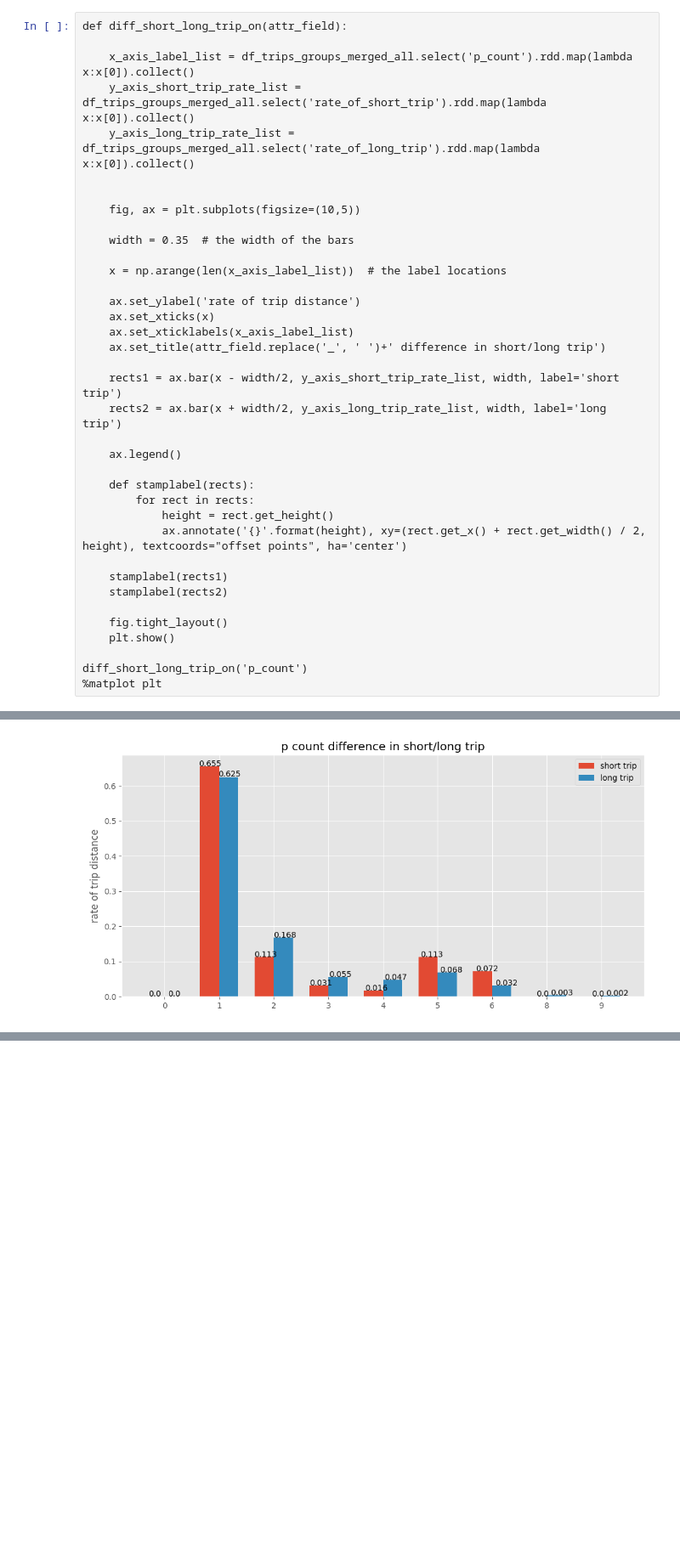
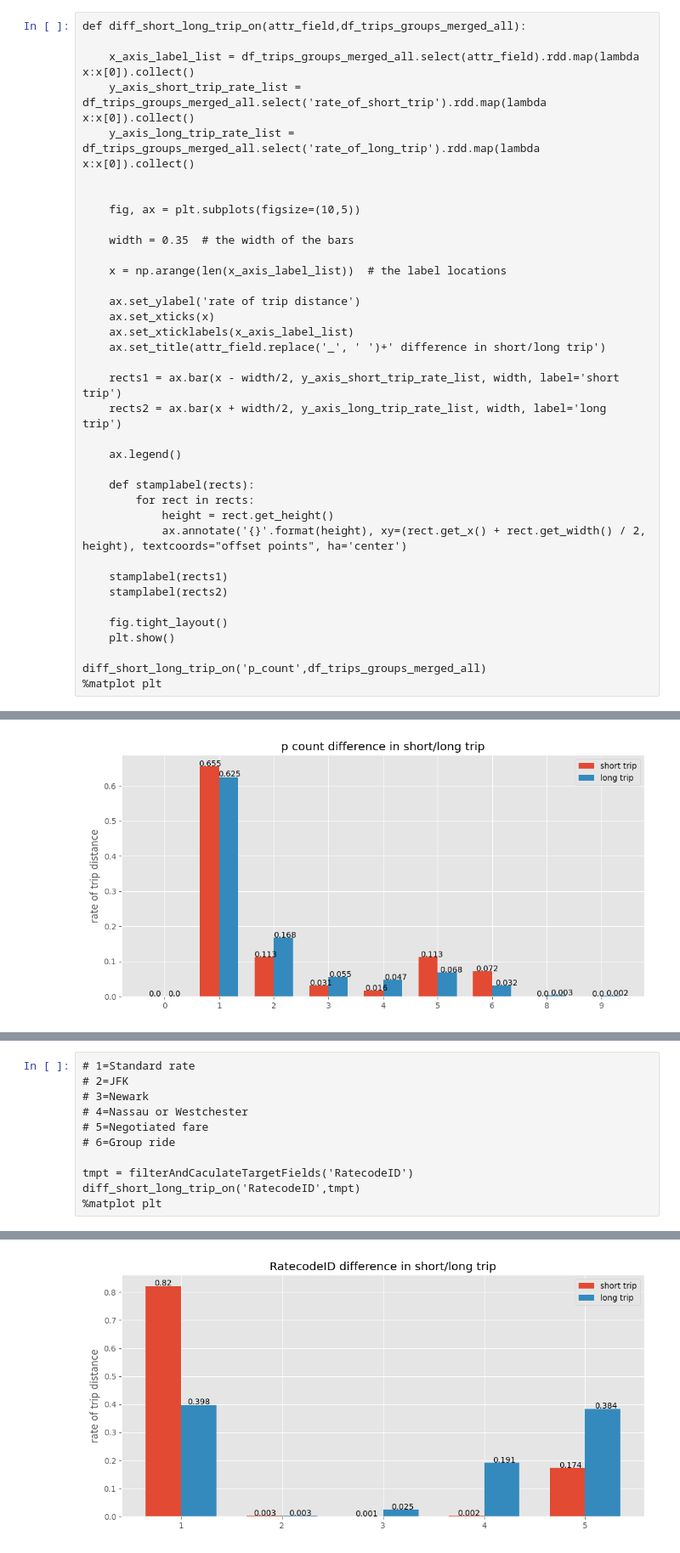
Before and after one commit to crazybber/go-jupyter, a Jupyter notebook: ETL-with-spark_3.ipynb, the cells around one changed output, grey strips where cells are left out. Shown at 85% size. Cells and saved outputs as stored; diff of their text form; blank space fills up the shorter version.

```diff
--- a/ETL-with-spark_3.ipynb
+++ b/ETL-with-spark_3.ipynb
@@ -1368,9 +1353,9 @@ root
  |-- rate_of_short_trip: double (nullable = true)
  |-- rate_of_long_trip: double (nullable = true)
 # %%
-def diff_short_long_trip_on(attr_field):
+def diff_short_long_trip_on(attr_field,df_trips_groups_merged_all):
 
-    x_axis_label_list = df_trips_groups_merged_all.select('p_count').rdd.map(lambda x:x[0]).collect()
+    x_axis_label_list = df_trips_groups_merged_all.select(attr_field).rdd.map(lambda x:x[0]).collect()
     y_axis_short_trip_rate_list = df_trips_groups_merged_all.select('rate_of_short_trip').rdd.map(lambda x:x[0]).collect()
     y_axis_long_trip_rate_list = df_trips_groups_merged_all.select('rate_of_long_trip').rdd.map(lambda x:x[0]).collect()
 
@@ -1402,7 +1387,7 @@ def diff_short_long_trip_on(attr_field):
     fig.tight_layout()
     plt.show()
 
-diff_short_long_trip_on('p_count')
+diff_short_long_trip_on('p_count',df_trips_groups_merged_all)
 %matplot plt
 # %% [output]
 [interactive output not drawn]
@@ -1437,0 +1395,12 @@ retrive_target_data_list(target_data_table)
+# %%
+# 1=Standard rate
+# 2=JFK
+# 3=Newark
+# 4=Nassau or Westchester
+# 5=Negotiated fare
+# 6=Group ride
+
+tmpt = filterAndCaculateTargetFields('RatecodeID')
+diff_short_long_trip_on('RatecodeID',tmpt)
+%matplot plt
+# %% [output]
@@ -1437,0 +1408 @@ retrive_target_data_list(target_data_table)
+[figure, added]
```
Also changed, not shown: parts of 8 cells of this notebook.
